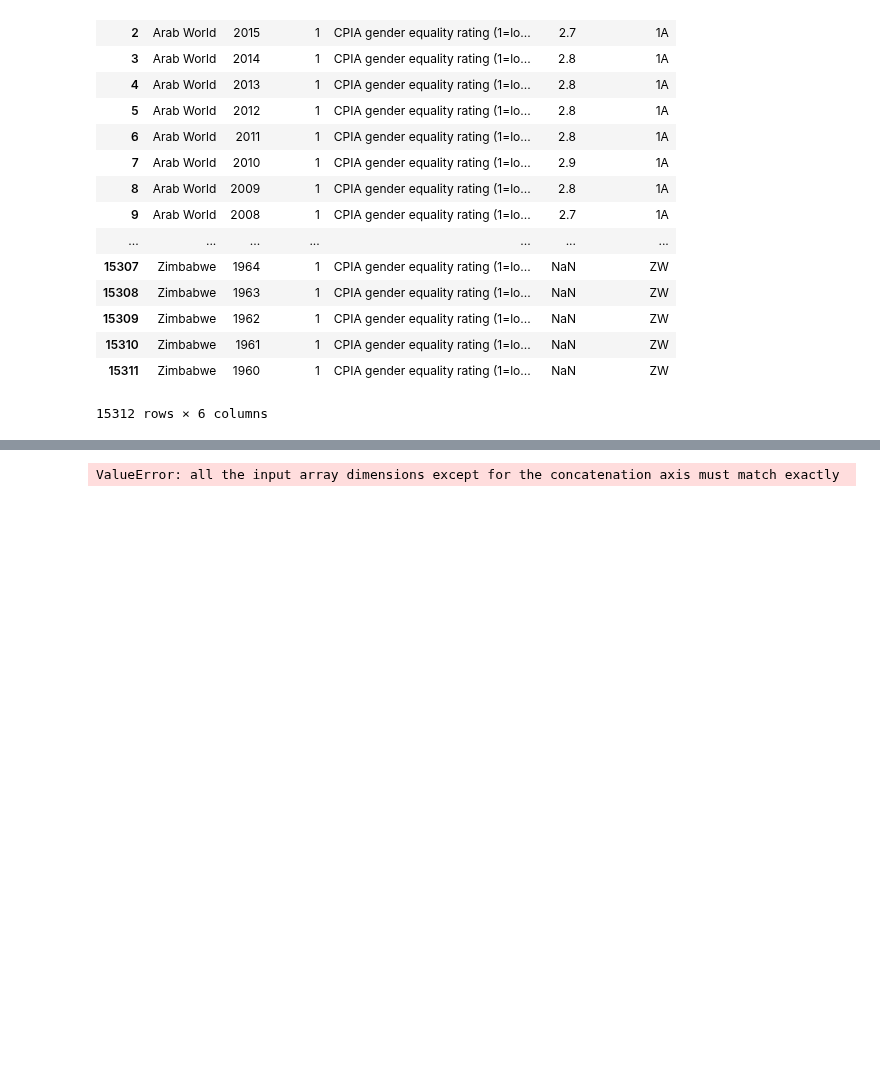
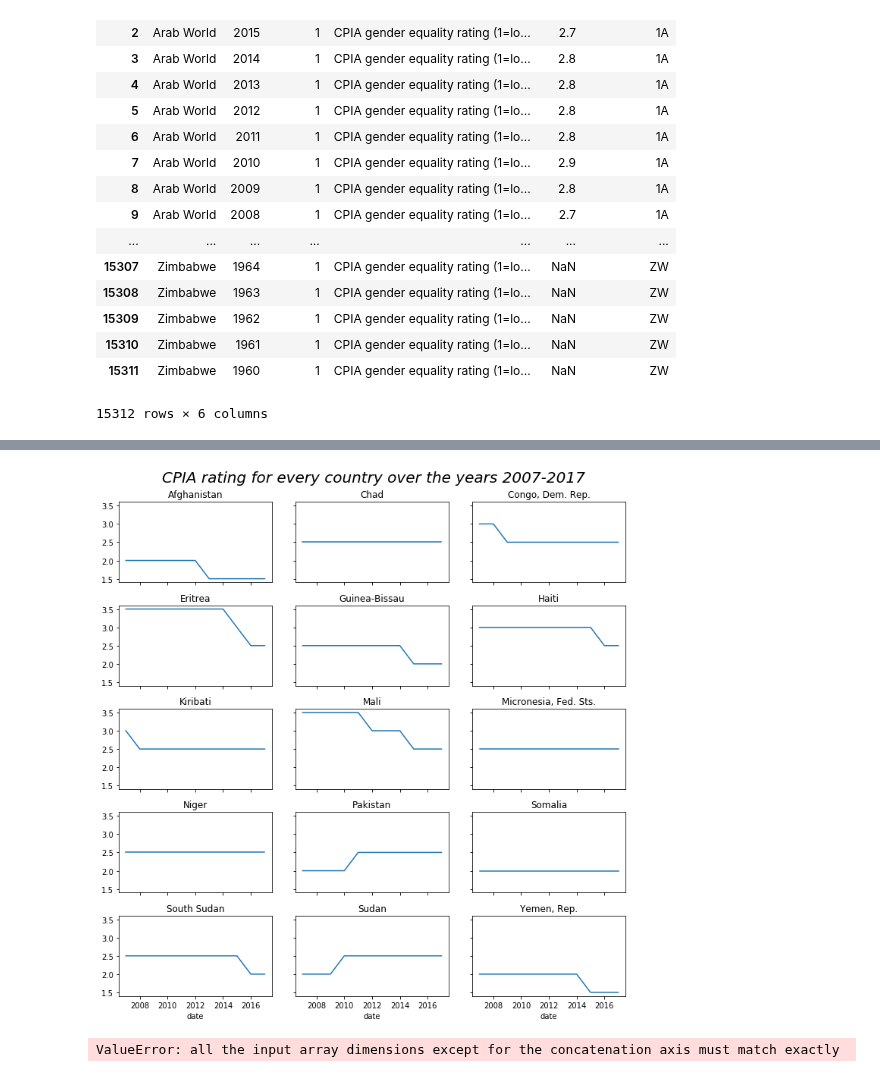
Before and after one commit to omar-d/EPA-WB-Equity, a Jupyter notebook: Deelvraag_1.ipynb, the cells around one changed output, grey strips where cells are left out. Cells and saved outputs as stored; diff of their text form; code cells hidden in the pictures; blank space fills up the shorter version.

```diff
--- a/Deelvraag_1.ipynb
+++ b/Deelvraag_1.ipynb
@@ -356,0 +177,7 @@ Text(0,0.5,'CPIA Gender Equality rating (1=low to 6=high)')
+# %%
+#CPIA_years[CPIA_years.country =='Somalia']
+
+# Backwards fill missing data
+CPIA_years.loc[CPIA_years['country'] == 'Somalia'] = CPIA_years.loc[(CPIA_years['country'] == 'Somalia')].bfill()
+CPIA_years[CPIA_years.country =='Micronesia, Fed. Sts.'] = CPIA_years[(CPIA_years.country =='Micronesia, Fed. Sts.')].bfill()
+CPIA_years[CPIA_years.country =='South Sudan'] = CPIA_years[(CPIA_years.country =='South Sudan')].bfill()
@@ -357,3 +205,45 @@ Text(0,0.5,'CPIA Gender Equality rating (1=low to 6=high)')
+# %%
+fig, ((ax1, ax2, ax3), (ax4, ax5, ax6), (ax7, ax8,ax9),(ax10,ax11,ax12),(ax13,ax14,ax15)) = plt.subplots(nrows=5, ncols=3, sharex=True, sharey=True, figsize=(10,10),)
+
+
+CPIA_years[CPIA_years['country'] == 'Afghanistan'].plot(x='date', y='value', legend=False, ax=ax1)
+ax1.set_title("Afghanistan")
+CPIA_years[CPIA_years['country'] == 'Chad'].plot(x='date', y='value', legend=False, ax=ax2)
+ax2.set_title("Chad")
+CPIA_years[CPIA_years['country'] == 'Congo, Dem. Rep.'].plot(x='date', y='value', legend=False, ax=ax3)
+ax3.set_title("Congo, Dem. Rep.")
+CPIA_years[CPIA_years['country'] == 'Eritrea'].plot(x='date', y='value', legend=False, ax=ax4)
+ax4.set_title("Eritrea")
+CPIA_years[CPIA_years['country'] == 'Guinea-Bissau'].plot(x='date', y='value', legend=False, ax=ax5)
+ax5.set_title("Guinea-Bissau")
+CPIA_years[CPIA_years['country'] == 'Haiti'].plot(x='date', y='value', legend=False, ax=ax6)
+ax6.set_title("Haiti")
+CPIA_years[CPIA_years['country'] == 'Kiribati'].plot(x='date', y='value', legend=False, ax=ax7)
+ax7.set_title("Kiribati")
+CPIA_years[CPIA_years['country'] == 'Mali'].plot(x='date', y='value', legend=False, ax=ax8)
+ax8.set_title("Mali")
+CPIA_years[CPIA_years['country'] == 'Micronesia, Fed. Sts.'].plot(x='date', y='value', legend=False, ax=ax9)
+ax9.set_title("Micronesia, Fed. Sts.")
+CPIA_years[CPIA_years['country'] == 'Niger'].plot(x='date', y='value', legend=False, ax=ax10)
+ax10.set_title("Niger")
+CPIA_years[CPIA_years['country'] == 'Pakistan'].plot(x='date', y='value', legend=False, ax=ax11)
+ax11.set_title("Pakistan")
+CPIA_years[CPIA_years['country'] == 'Somalia'].plot(x='date', y='value', legend=False, ax=ax12)
+ax12.set_title("Somalia")
+CPIA_years[CPIA_years['country'] == 'South Sudan'].plot(x='date', y='value', legend=False, ax=ax13)
+ax13.set_title("South Sudan")
+CPIA_years[CPIA_years['country'] == 'Sudan'].plot(x='date', y='value', legend=False, ax=ax14)
+ax14.set_title("Sudan")
+CPIA_years[CPIA_years['country'] == 'Yemen, Rep.'].plot(x='date', y='value', legend=False, ax=ax15)
+ax15.set_title("Yemen, Rep.")
+
+plt.suptitle("CPIA rating for every country over the years 2007-2017", fontsize=20, fontweight=0, color='black', style='italic', y=1.02)
+
+
+# If you don't do tight_layout() you'll have weird overlaps
+plt.tight_layout()
+# %% [output]
+[figure, added]
 # %%
 #Lineaire regressie nog niet klaar
 x = np.array(CPIA_OnlyCountries['value'])
```
Also changed, not shown: parts of 16 cells of this notebook, 1 other file.
